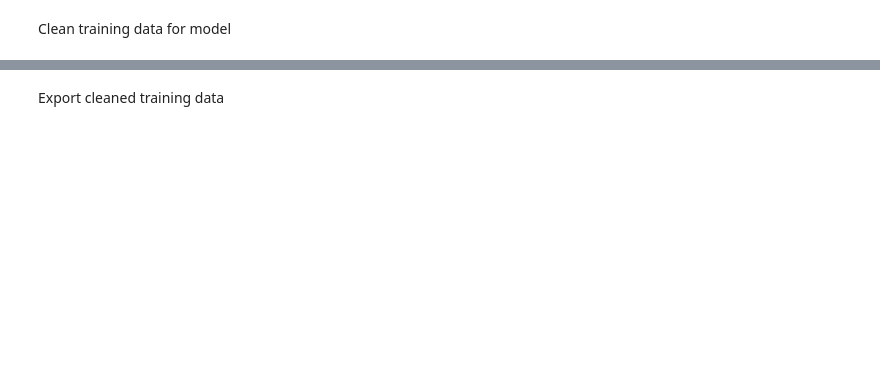
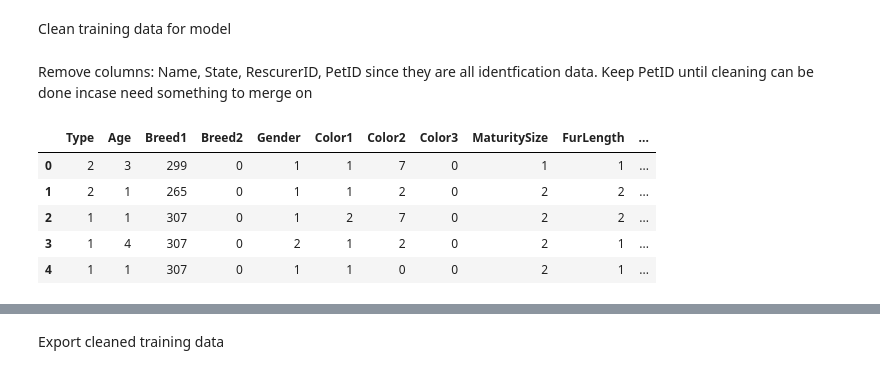
Before and after one commit to trosie3/UofODataViz_Final_Project, a Jupyter notebook: training_data_cleaning.ipynb, the cells around one changed output, grey strips where cells are left out. Saved outputs shown, nothing was run; the diff lists cells and outputs as text; code cells hidden in the pictures; blank space fills up the shorter version.

```diff
--- a/training_data_cleaning.ipynb
+++ b/training_data_cleaning.ipynb
@@ -18,2 +151,15 @@ Explore Data
 # %% [markdown]
 Clean training data for model
+# %% [markdown]
+Remove columns: Name, State, RescurerID, PetID since they are all identfication data. Keep PetID until cleaning can be done incase need something to merge on
+# %%
+#remove noisy data
+pet_df = raw_pet_df.drop(["Name", "State", "RescuerID"], axis=1)
+pet_df.head()
+# %% [output]
+|  | Type | Age | Breed1 | Breed2 | Gender | Color1 | Color2 | Color3 | MaturitySize | FurLength | ... |
+| 0 | 2 | 3 | 299 | 0 | 1 | 1 | 7 | 0 | 1 | 1 | ... |
+| 1 | 2 | 1 | 265 | 0 | 1 | 1 | 2 | 0 | 2 | 2 | ... |
+| 2 | 1 | 1 | 307 | 0 | 1 | 2 | 7 | 0 | 2 | 2 | ... |
+| 3 | 1 | 4 | 307 | 0 | 2 | 1 | 2 | 0 | 2 | 1 | ... |
+| 4 | 1 | 1 | 307 | 0 | 1 | 1 | 0 | 0 | 2 | 1 | ... |
```
Also changed, not shown: parts of 50 cells of this notebook.
